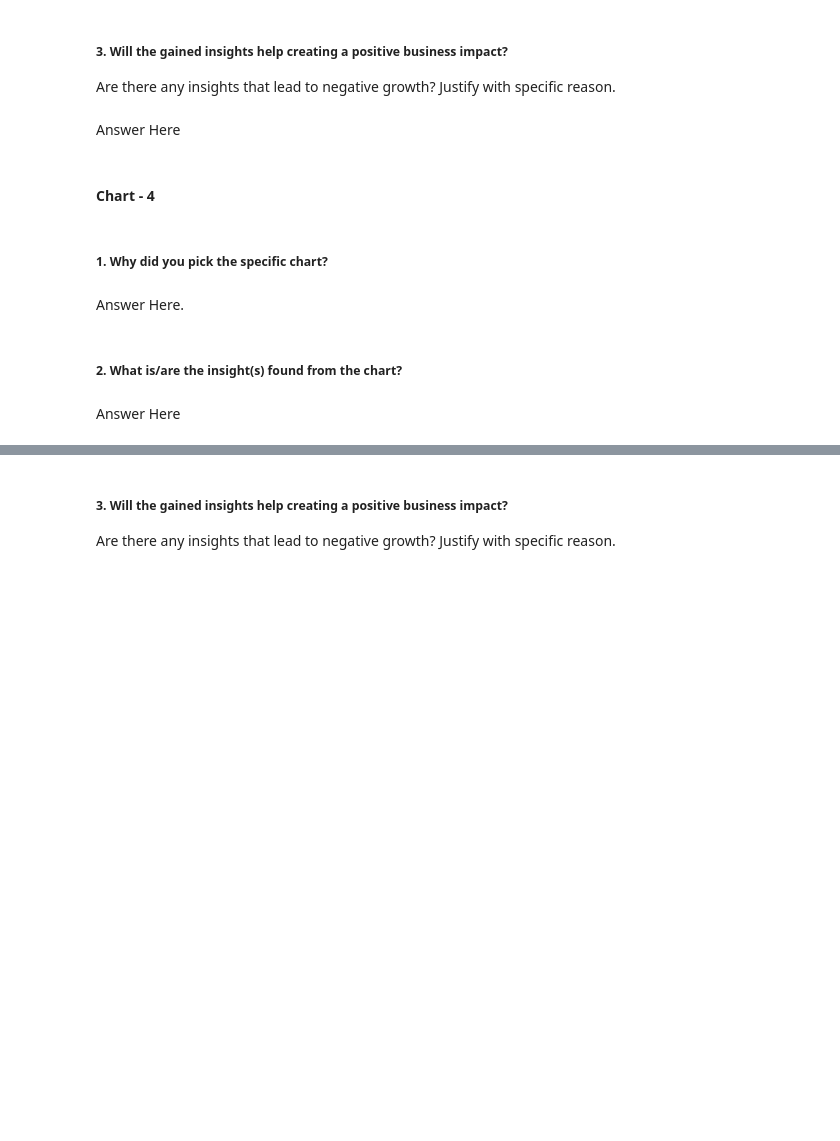
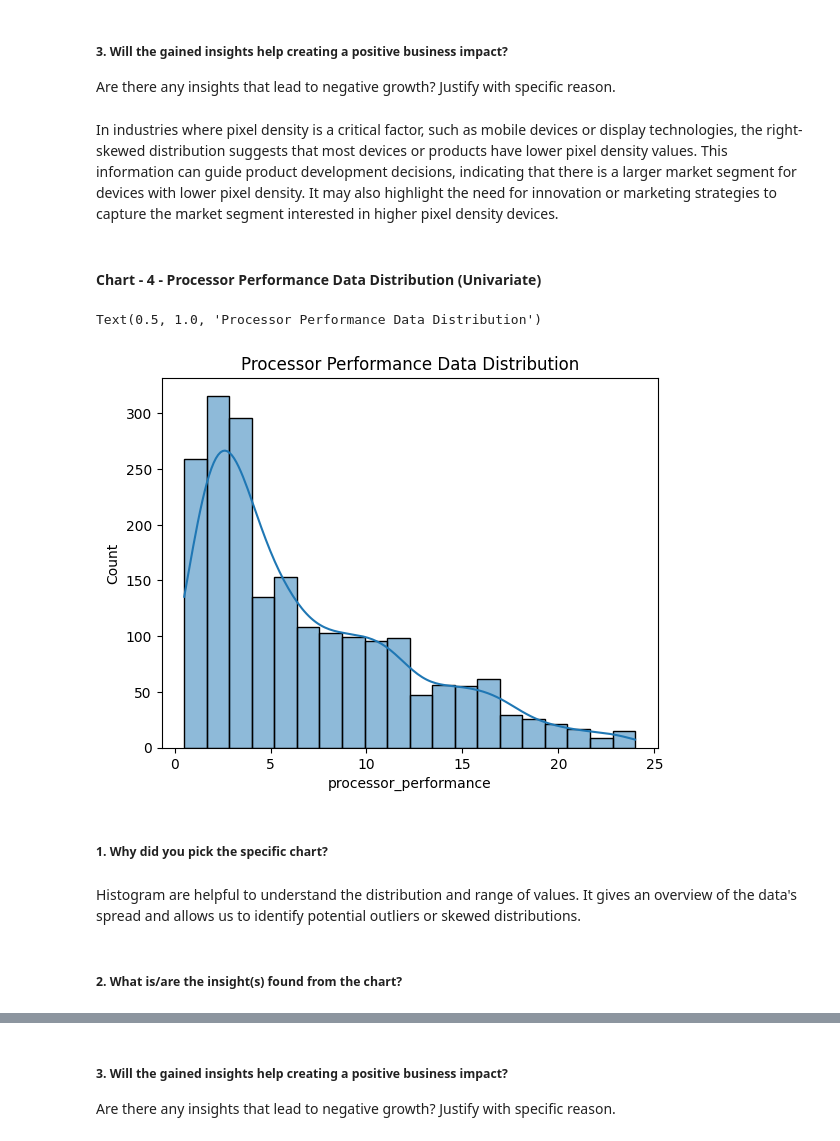
Before and after one commit to dhar9571/Capstone-Project-Classification-ML---Data-Mobile-Price-Range-Dataset, a Jupyter notebook: Capstone_Project_Classification_ML_Data_Mobile_Price_Range_Dataset.ipynb, the cells around one changed output, grey strips where cells are left out. Cells and saved outputs as stored; diff of their text form; code cells hidden in the pictures; blank space fills up the shorter version.

```diff
--- a/Capstone_Project_Classification_ML_Data_Mobile_Price_Range_Dataset.ipynb
+++ b/Capstone_Project_Classification_ML_Data_Mobile_Price_Range_Dataset.ipynb
@@ -390,17 +423,21 @@ Answer Here
 # %% [markdown]
 ##### 3. Will the gained insights help creating a positive business impact?
 Are there any insights that lead to negative growth? Justify with specific reason.
-# %% [markdown]
-Answer Here
+# %% [markdown]
+In industries where pixel density is a critical factor, such as mobile devices or display technologies, the right-skewed distribution suggests that most devices or products have lower pixel density values. This information can guide product development decisions, indicating that there is a larger market segment for devices with lower pixel density. It may also highlight the need for innovation or marketing strategies to capture the market segment interested in higher pixel density devices.
 # %% [markdown]
-#### Chart - 4
+#### Chart - 4 - Processor Performance Data Distribution (Univariate)
 # %%
 # Chart - 4 visualization code
+
+sns.histplot(df["processor_performance"], kde=True)
+plt.title("Processor Performance Data Distribution")
+# %% [output]
+Text(0.5, 1.0, 'Processor Performance Data Distribution')
+[figure, added]
 # %% [markdown]
 ##### 1. Why did you pick the specific chart?
-# %% [markdown]
-Answer Here.
+# %% [markdown]
+Histogram are helpful to understand the distribution and range of values. It gives an overview of the data's spread and allows us to identify potential outliers or skewed distributions.
 # %% [markdown]
 ##### 2. What is/are the insight(s) found from the chart?
-# %% [markdown]
-Answer Here
```
Also changed, not shown: parts of 49 cells of this notebook.
